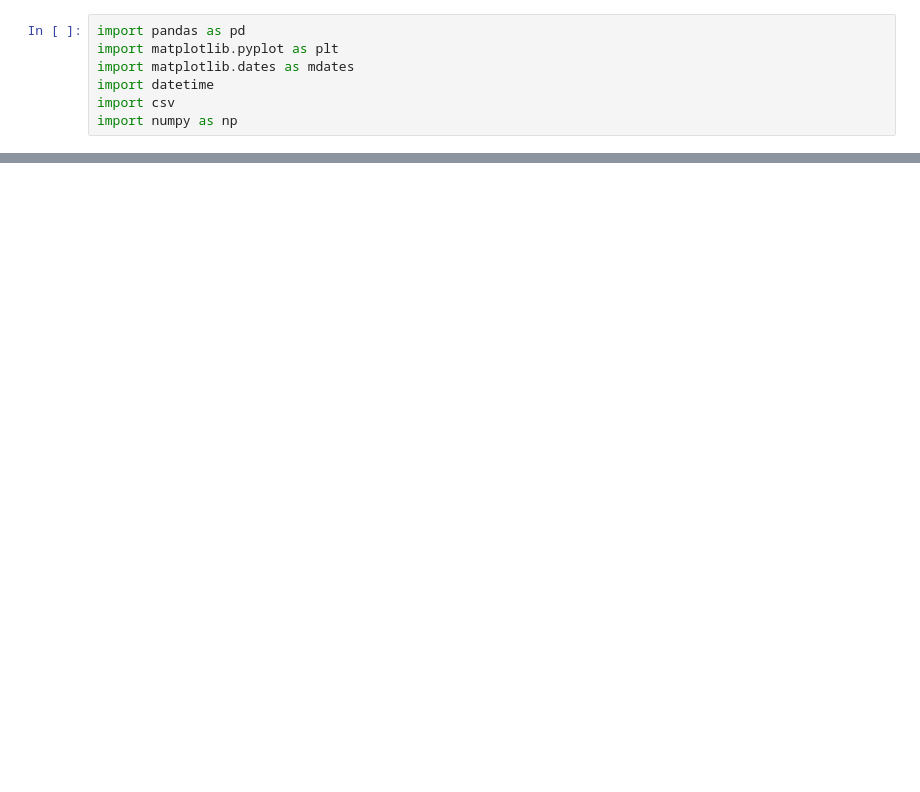
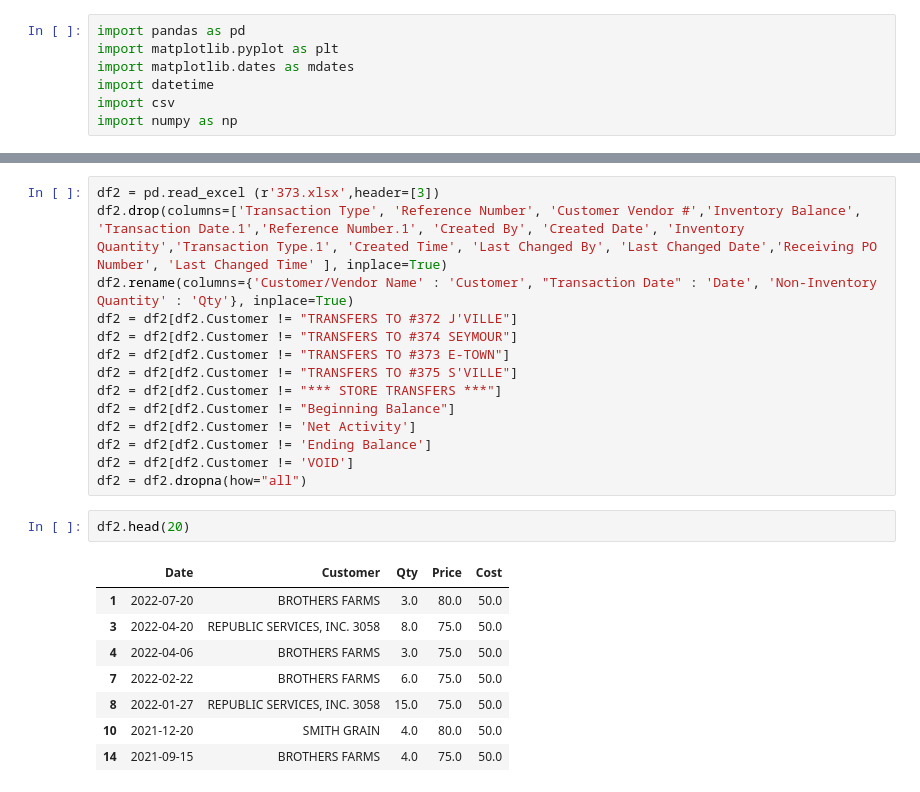
Before and after one commit to dmorton714/vis, a Jupyter notebook: vis.ipynb, the cells around one changed output, grey strips where cells are left out. Saved outputs shown, nothing was run; the diff lists cells and outputs as text; blank space fills up the shorter version.

```diff
--- a/vis.ipynb
+++ b/vis.ipynb
@@ -39,0 +42,25 @@ This is the total number of rows in the file:
+# %%
+df2 = pd.read_excel (r'373.xlsx',header=[3])
+df2.drop(columns=['Transaction Type', 'Reference Number', 'Customer Vendor #','Inventory Balance', 'Transaction Date.1','Reference Number.1', 'Created By', 'Created Date', 'Inventory Quantity','Transaction Type.1', 'Created Time', 'Last Changed By', 'Last Changed Date','Receiving PO Number', 'Last Changed Time' ], inplace=True)
+df2.rename(columns={'Customer/Vendor Name' : 'Customer', "Transaction Date" : 'Date', 'Non-Inventory Quantity' : 'Qty'}, inplace=True)
+df2 = df2[df2.Customer != "TRANSFERS TO #372 J'VILLE"]
+df2 = df2[df2.Customer != "TRANSFERS TO #374 SEYMOUR"]
+df2 = df2[df2.Customer != "TRANSFERS TO #373 E-TOWN"]
+df2 = df2[df2.Customer != "TRANSFERS TO #375 S'VILLE"]
+df2 = df2[df2.Customer != "*** STORE TRANSFERS ***"]
+df2 = df2[df2.Customer != "Beginning Balance"]
+df2 = df2[df2.Customer != 'Net Activity']
+df2 = df2[df2.Customer != 'Ending Balance']
+df2 = df2[df2.Customer != 'VOID']
+df2 = df2.dropna(how="all")
+# %%
+df2.head(20)
+# %% [output]
+|  | Date | Customer | Qty | Price | Cost |
+| 1 | 2022-07-20 | BROTHERS FARMS | 3.0 | 80.0 | 50.0 |
+| 3 | 2022-04-20 | REPUBLIC SERVICES, INC. 3058 | 8.0 | 75.0 | 50.0 |
+| 4 | 2022-04-06 | BROTHERS FARMS | 3.0 | 75.0 | 50.0 |
+| 7 | 2022-02-22 | BROTHERS FARMS | 6.0 | 75.0 | 50.0 |
+| 8 | 2022-01-27 | REPUBLIC SERVICES, INC. 3058 | 15.0 | 75.0 | 50.0 |
+| 10 | 2021-12-20 | SMITH GRAIN | 4.0 | 80.0 | 50.0 |
+| 14 | 2021-09-15 | BROTHERS FARMS | 4.0 | 75.0 | 50.0 |
```
Also changed, not shown: parts of 14 cells of this notebook, 1 other file.
